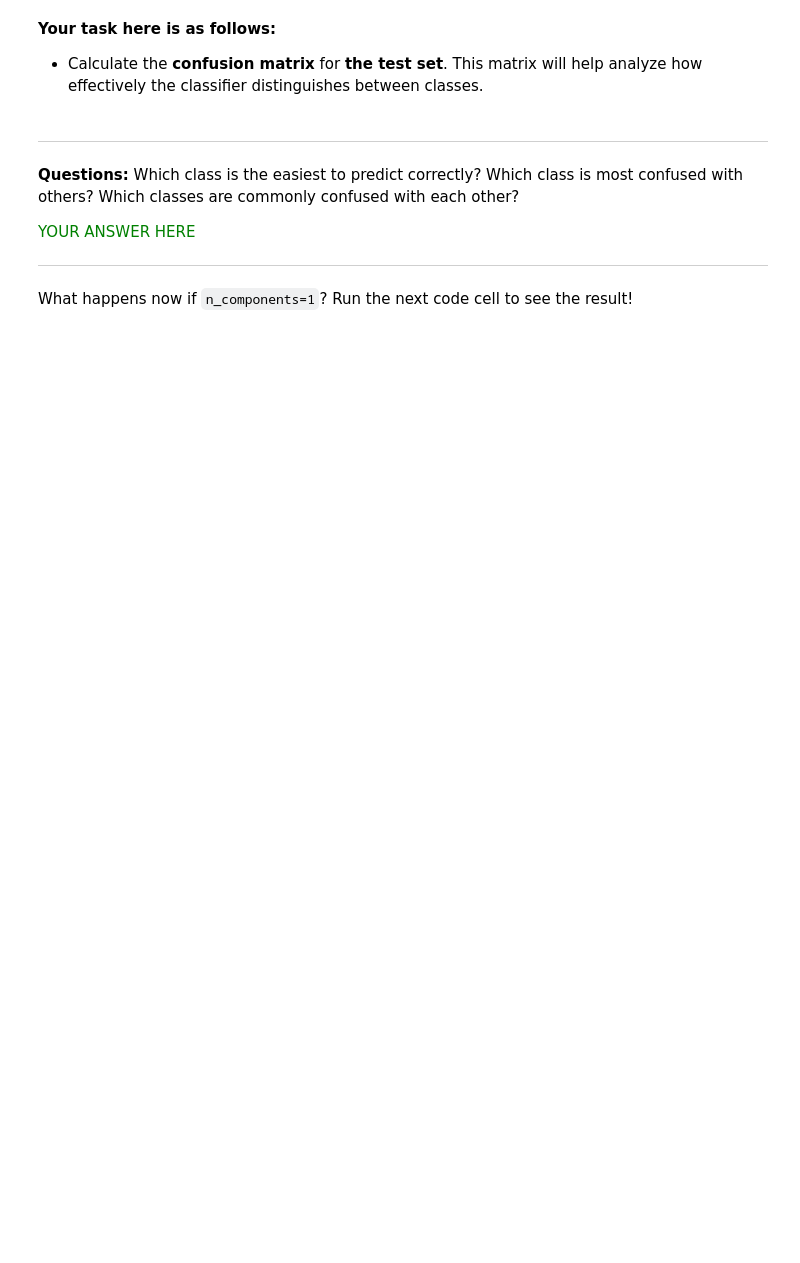
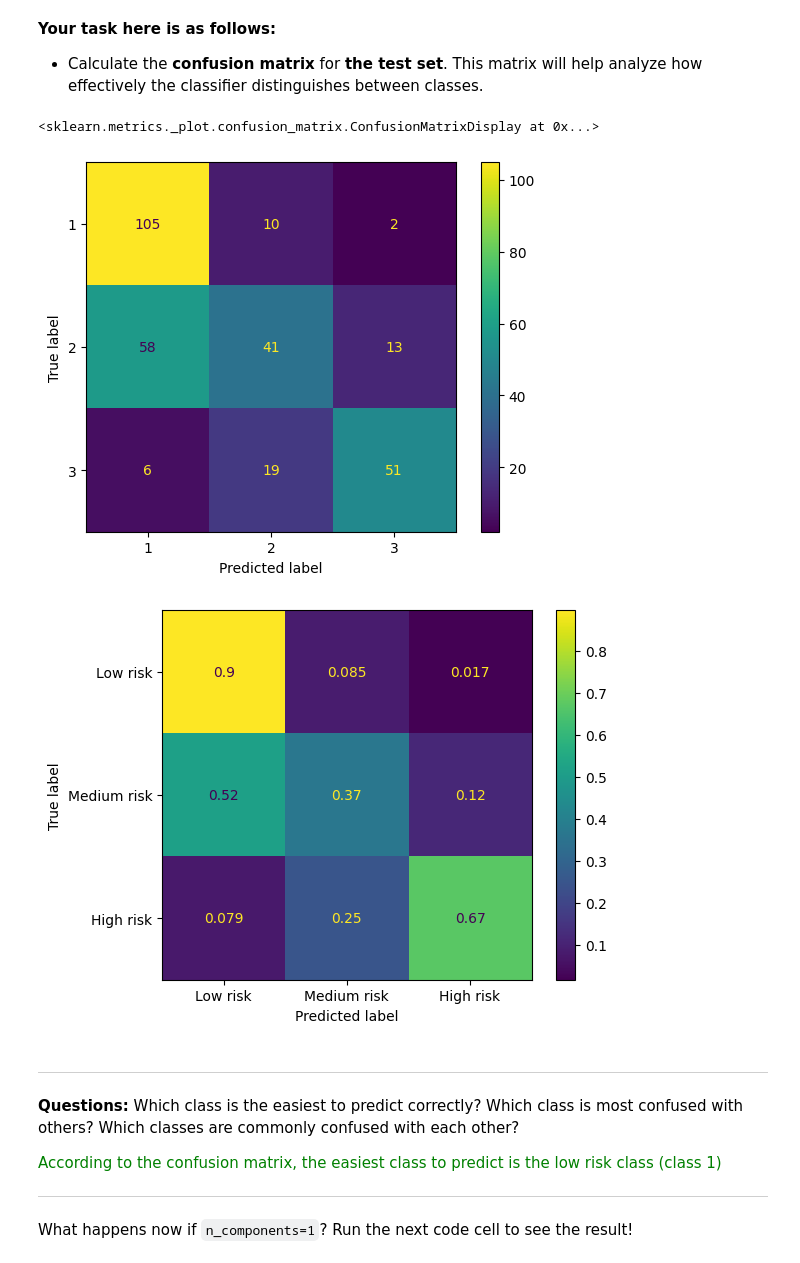
Before and after one commit to alonso-herreros/uni-mtde-lab2, a Jupyter notebook: Lab_classification.ipynb, the cells around one changed output. Cells and saved outputs as stored; diff of their text form; code cells hidden in the pictures; blank space fills up the shorter version.

```diff
--- a/Lab_classification.ipynb
+++ b/Lab_classification.ipynb
@@ -498,8 +568,19 @@ plt.show()
+# %%
+# NOTE: STUDENT CODE HERE
+from sklearn.metrics import ConfusionMatrixDisplay as CMD
+
+CMD.from_estimator(lda, X_test_s, y_test)
+CMD.from_estimator(lda, X_test_s, y_test, display_labels=labels, normalize='true')
+# %% [output]
+<sklearn.metrics._plot.confusion_matrix.ConfusionMatrixDisplay at 0x...>
+[figure, added]
+[figure, added]
 # %% [markdown]
+
 ---
 **Questions:** Which class is the easiest to predict correctly? Which class is most confused with others? Which classes are commonly confused with each other?
 
-<font color = 'green'> YOUR ANSWER HERE
+<font color = 'green'> According to the confusion matrix, the easiest class to predict is the low risk class (class 1) </font>
 
 ---
 # %% [markdown]
```
Also changed, not shown: parts of 91 cells of this notebook.
